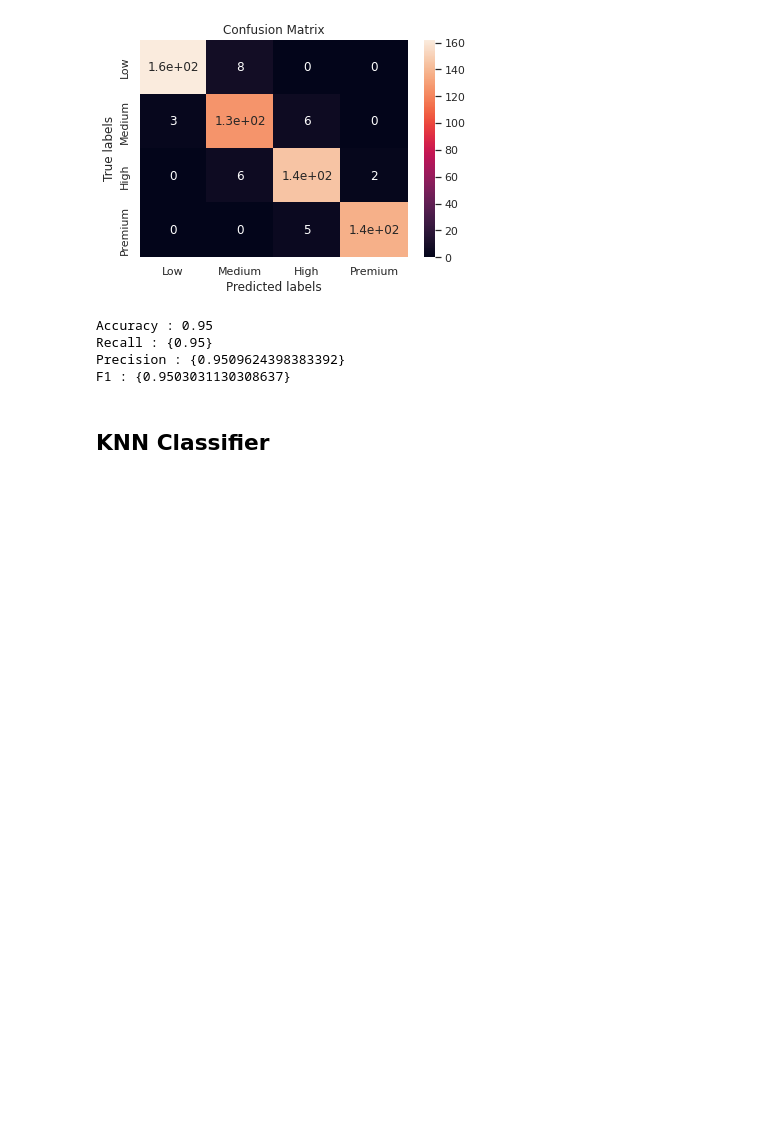
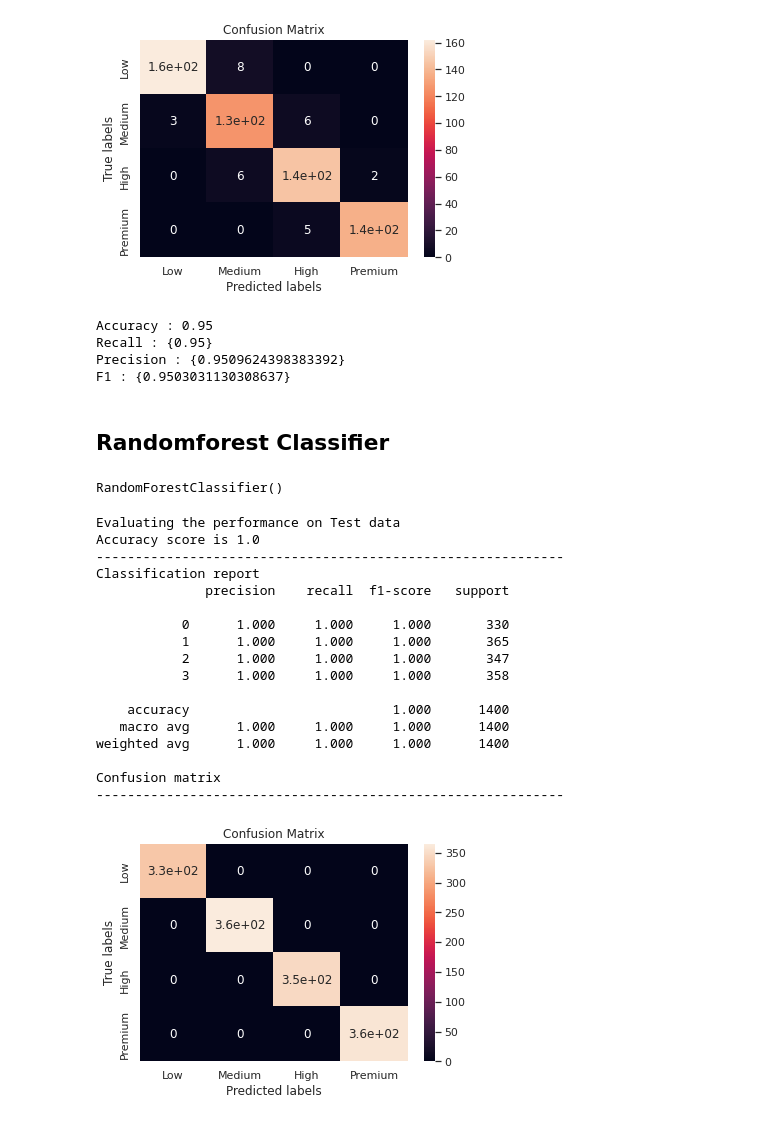
Before and after one commit to AbhijeetS1112/Mobile_price_range_prediction, a Jupyter notebook: Mobile_Price_Range_Prediction.ipynb, the cells around one changed output. Drawn from its saved outputs; the diff is of its cells as text; code cells hidden in the pictures; blank space fills up the shorter version.

```diff
--- a/Mobile_Price_Range_Prediction.ipynb
+++ b/Mobile_Price_Range_Prediction.ipynb
@@ -721,4 +721,36 @@ Recall : {0.95}
 Precision : {0.9509624398383392}
 F1 : {0.9503031130308637}
 # %% [markdown]
-## **KNN Classifier**
+## **Randomforest Classifier**
+# %%
+#Fitting the RF Classifier with default parameters to the training set
+from sklearn.ensemble import RandomForestClassifier
+rfc= RandomForestClassifier( )
+rfc.fit(x_train, y_train)
+# %% [output]
+RandomForestClassifier()
+# %%
+#Predicting the test set result
+y_pred_train= rfc.predict(x_train)
+# Accuracy score,confusion matrix and classification report for testing set
+print('Evaluating the performance on Test data')
+classification_performance(y_train,y_pred_train)
+# %% [output]
+Evaluating the performance on Test data
+Accuracy score is 1.0
+------------------------------------------------------------
+Classification report
+              precision    recall  f1-score   support
+
+           0      1.000     1.000     1.000       330
+           1      1.000     1.000     1.000       365
+           2      1.000     1.000     1.000       347
+           3      1.000     1.000     1.000       358
+
+    accuracy                          1.000      1400
+   macro avg      1.000     1.000     1.000      1400
+weighted avg      1.000     1.000     1.000      1400
+
+Confusion matrix
+------------------------------------------------------------
+[figure, added]
```
Also changed, not shown: parts of 27 cells of this notebook.
